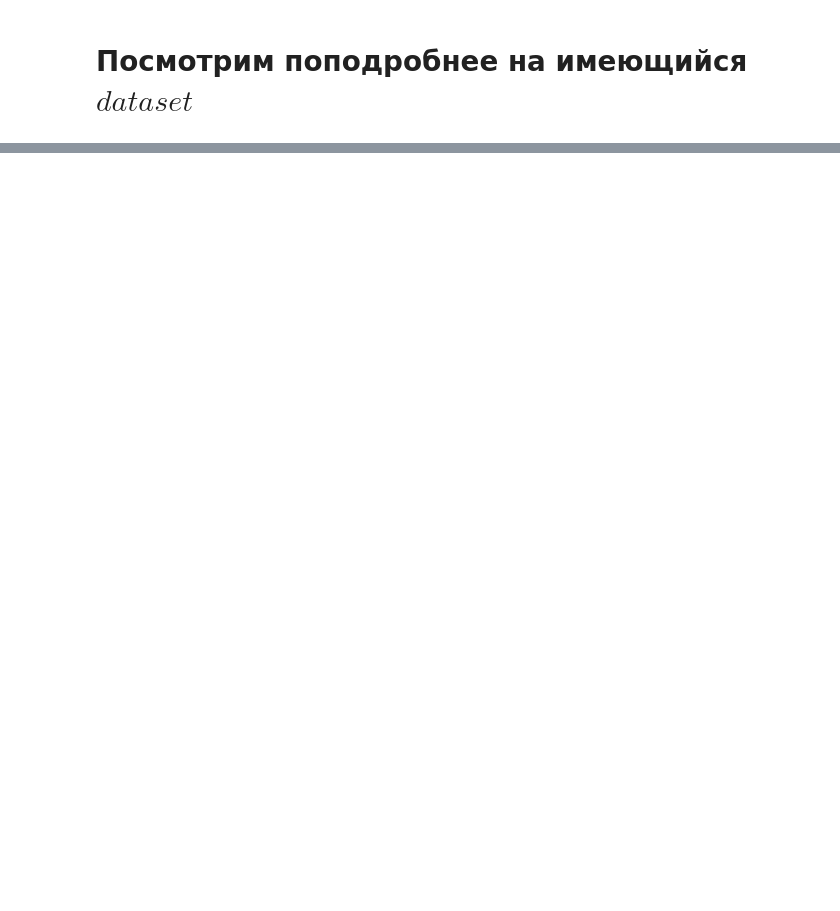
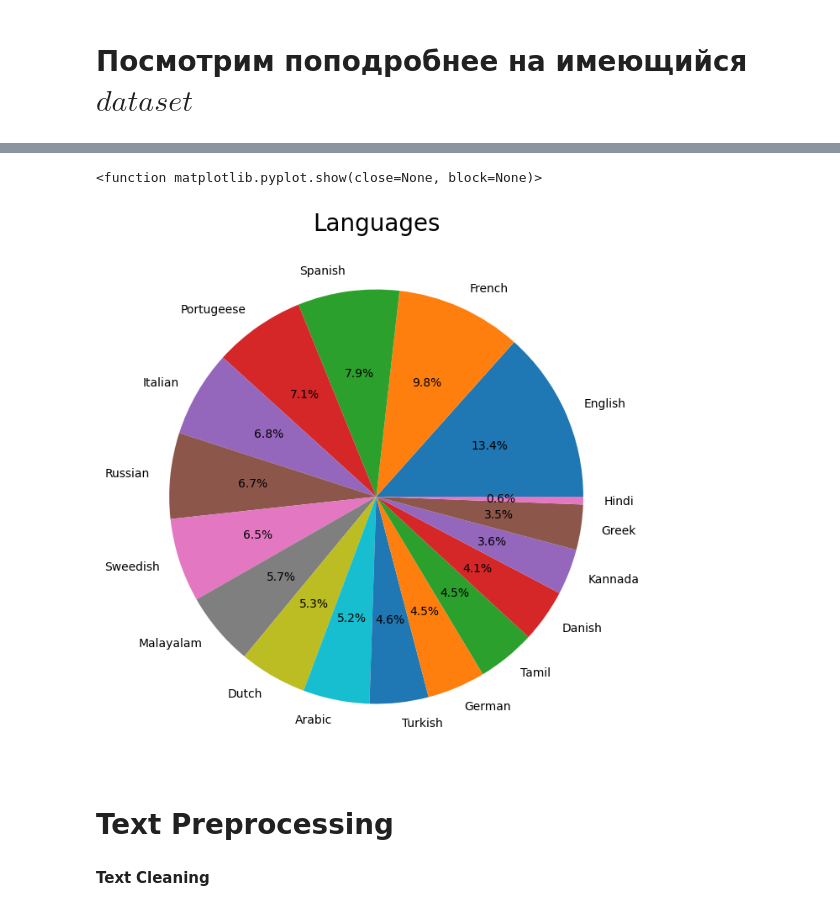
Before and after one commit to vdovetzi/NLP_Language_Detection, a Jupyter notebook: NLP_Project.ipynb, the cells around one changed output, grey strips where cells are left out. Saved outputs shown, nothing was run; the diff lists cells and outputs as text; code cells hidden in the pictures; blank space fills up the shorter version.

```diff
--- a/NLP_Project.ipynb
+++ b/NLP_Project.ipynb
@@ -35,0 +84,12 @@
+# %%
+plt.figure(figsize=(8,8))
+plt.pie(x = dataset['Language'].value_counts() ,autopct='%1.1f%%' ,labels=dataset['Language'].value_counts().index)
+plt.title('Languages',fontsize=20)
+plt.show
+# %% [output]
+<function matplotlib.pyplot.show(close=None, block=None)>
+[figure, added]
+# %% [markdown]
+# Text Preprocessing
+# %% [markdown]
+**Text** **Cleaning**
```
Also changed, not shown: parts of 27 cells of this notebook.
